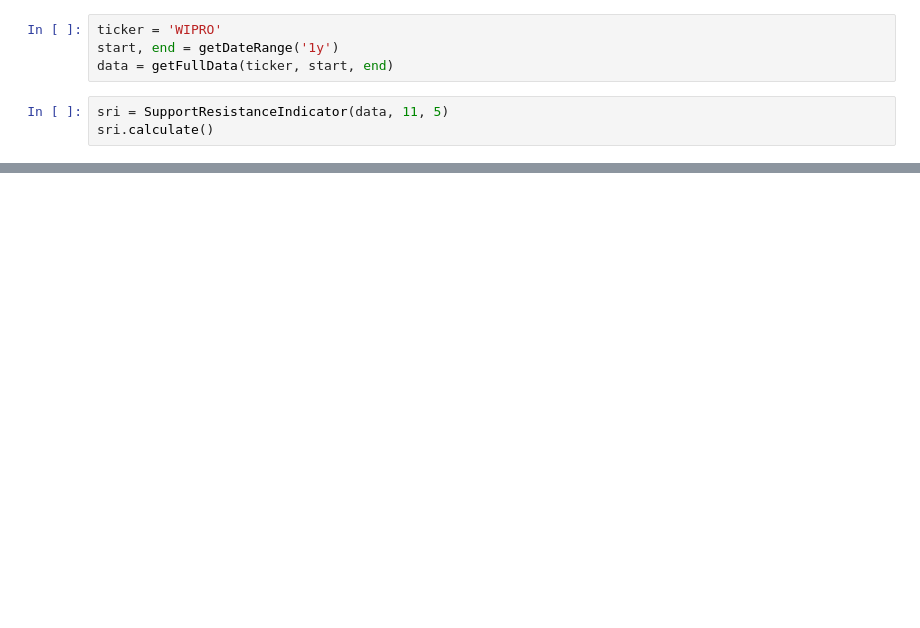
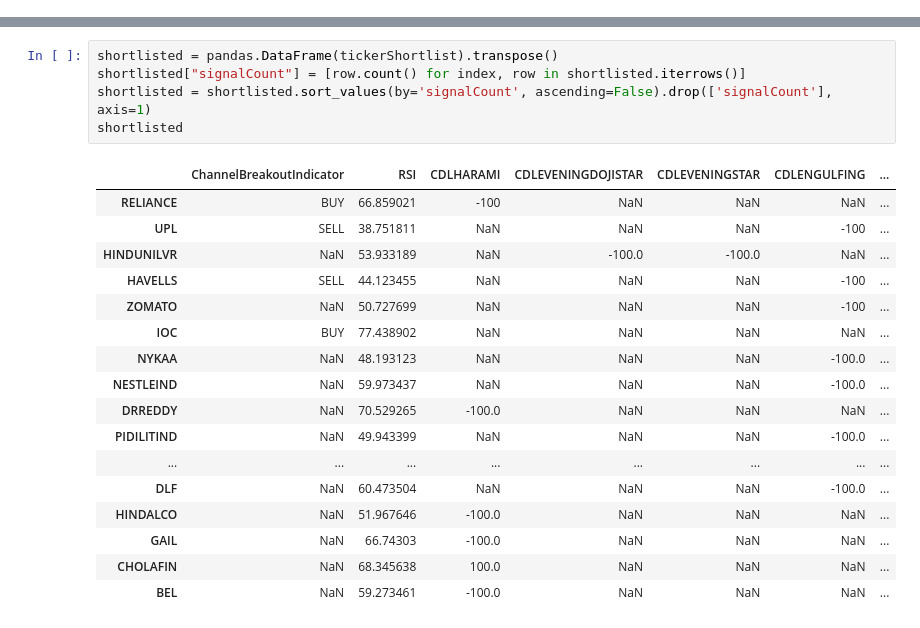
Before and after one commit to Aniruddh97/trading-bot, a Jupyter notebook: jupyter/draft.ipynb, the cells around one changed output, grey strips where cells are left out. Saved outputs shown, nothing was run; the diff lists cells and outputs as text; blank space fills up the shorter version.

```diff
--- a/jupyter/draft.ipynb
+++ b/jupyter/draft.ipynb
@@ -14,7 +12,0 @@ import pandas as pd
-# %%
-ticker = 'WIPRO'
-start, end = getDateRange('1y')
-data = getFullData(ticker, start, end)
-# %%
-sri = SupportResistanceIndicator(data, 11, 5)
-sri.calculate()
@@ -28,0 +66,23 @@ sri.proximity
+# %%
+shortlisted = pandas.DataFrame(tickerShortlist).transpose()
+shortlisted["signalCount"] = [row.count() for index, row in shortlisted.iterrows()]
+shortlisted = shortlisted.sort_values(by='signalCount', ascending=False).drop(['signalCount'], axis=1)
+shortlisted
+# %% [output]
+|  | ChannelBreakoutIndicator | RSI | CDLHARAMI | CDLEVENINGDOJISTAR | CDLEVENINGSTAR | CDLENGULFING | ... |
+| RELIANCE | BUY | 66.859021 | -100 | NaN | NaN | NaN | ... |
+| UPL | SELL | 38.751811 | NaN | NaN | NaN | -100 | ... |
+| HINDUNILVR | NaN | 53.933189 | NaN | -100.0 | -100.0 | NaN | ... |
+| HAVELLS | SELL | 44.123455 | NaN | NaN | NaN | -100 | ... |
+| ZOMATO | NaN | 50.727699 | NaN | NaN | NaN | -100 | ... |
+| IOC | BUY | 77.438902 | NaN | NaN | NaN | NaN | ... |
+| NYKAA | NaN | 48.193123 | NaN | NaN | NaN | -100.0 | ... |
+| NESTLEIND | NaN | 59.973437 | NaN | NaN | NaN | -100.0 | ... |
+| DRREDDY | NaN | 70.529265 | -100.0 | NaN | NaN | NaN | ... |
+| PIDILITIND | NaN | 49.943399 | NaN | NaN | NaN | -100.0 | ... |
+| ... | ... | ... | ... | ... | ... | ... | ... |
+| DLF | NaN | 60.473504 | NaN | NaN | NaN | -100.0 | ... |
+| HINDALCO | NaN | 51.967646 | -100.0 | NaN | NaN | NaN | ... |
+| GAIL | NaN | 66.74303 | -100.0 | NaN | NaN | NaN | ... |
+| CHOLAFIN | NaN | 68.345638 | 100.0 | NaN | NaN | NaN | ... |
+| BEL | NaN | 59.273461 | -100.0 | NaN | NaN | NaN | ... |
```
Also changed, not shown: parts of 6 cells of this notebook, 7 other files.
